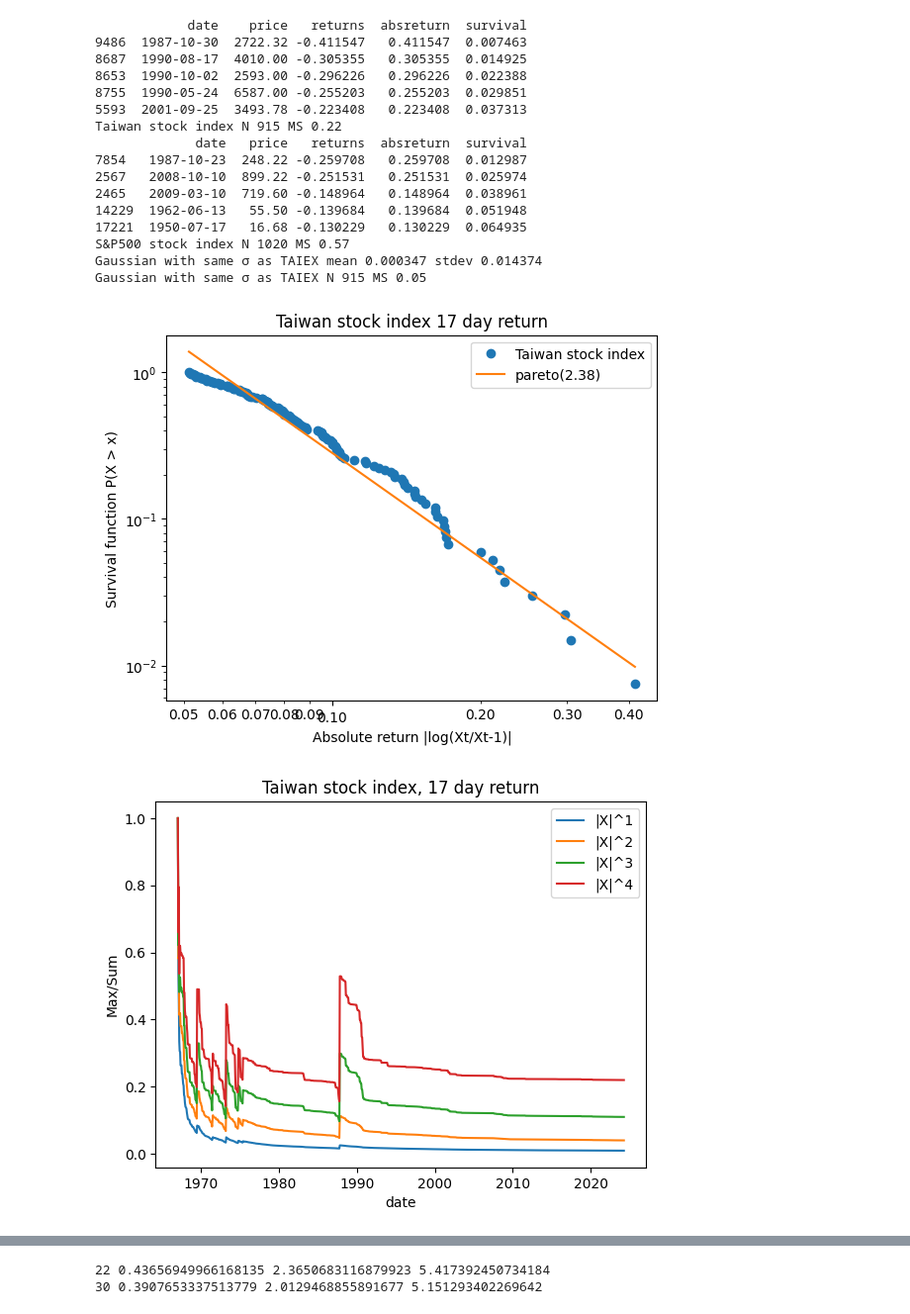
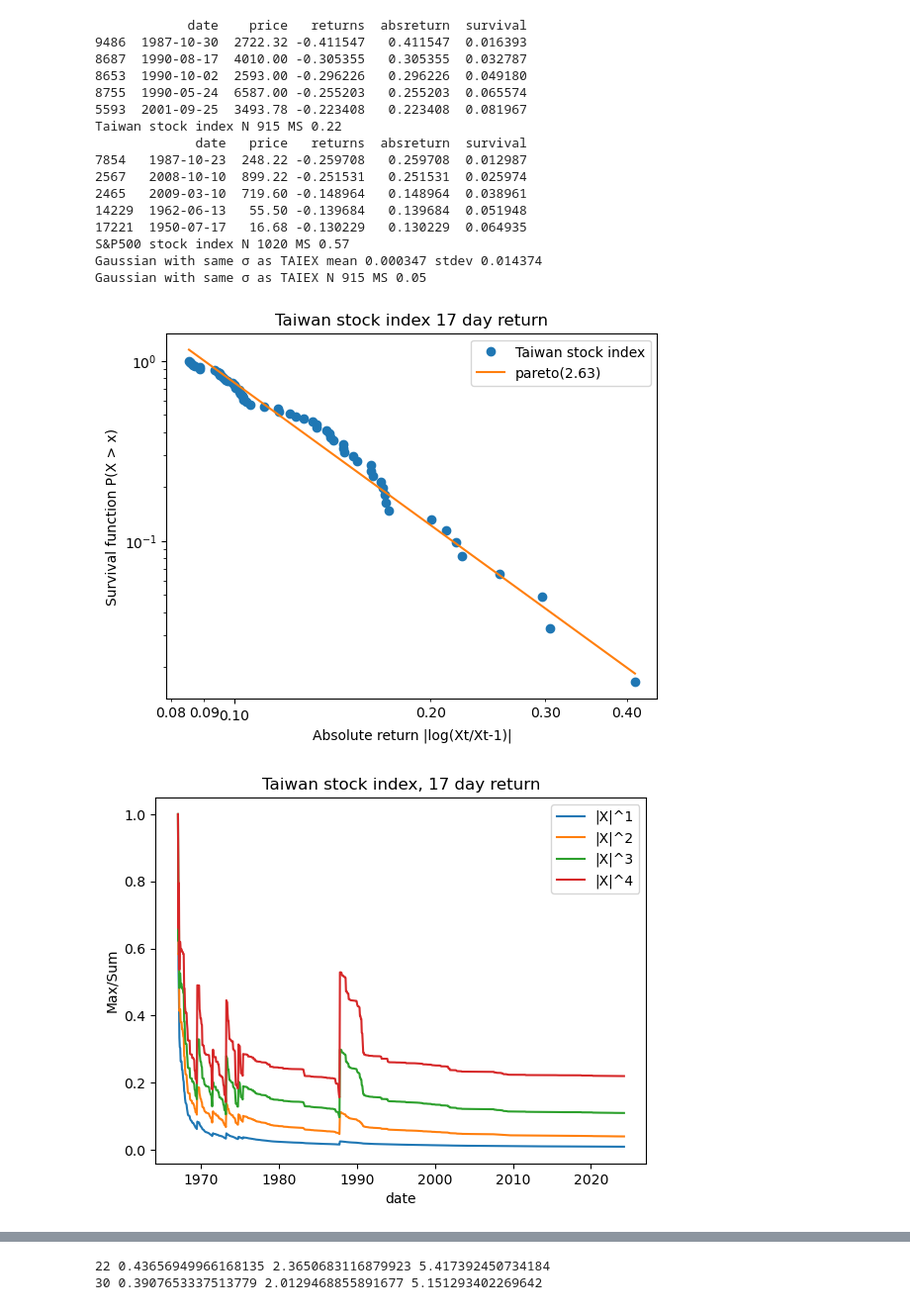
Before and after one commit to fumin/fumin.github.io, a Jupyter notebook: notes/statistics/taiex.ipynb, the cells around one changed output, grey strips where cells are left out. Shown at 99% size. Drawn from its saved outputs; the diff is of its cells as text; code cells hidden in the pictures.

```diff
--- a/notes/statistics/taiex.ipynb
+++ b/notes/statistics/taiex.ipynb
@@ -170,38 +170,38 @@ def ms_taiex_gaussian(lag):
     df["absreturn"] = df.returns.apply(lambda x: np.abs(x))
     plotMS(analysis, df)
 
 
 analysisLag = 17
 for lag in [analysisLag]:
-    for tailCutoff in [0.003]:
+    for tailCutoff in [0.005]:
         analysis = Analysis()
         analysis.name = "Taiwan stock index"
         analysis.fpath = "taiex.csv"
         analysis.lag = lag
         analysis.tailCutoff = tailCutoff
         analyze(analysis)
 
         analysis.name = "S&P500 stock index"
         analysis.fpath = "sp500.csv"
         analysis.tailCutoff = 0.003
         analyze(analysis)
 ms_taiex_gaussian(analysisLag)
 # %% [output]
             date    price   returns  absreturn  survival
-9486  1987-10-30  2722.32 -0.411547   0.411547  0.007463
-8687  1990-08-17  4010.00 -0.305355   0.305355  0.014925
-8653  1990-10-02  2593.00 -0.296226   0.296226  0.022388
-8755  1990-05-24  6587.00 -0.255203   0.255203  0.029851
-5593  2001-09-25  3493.78 -0.223408   0.223408  0.037313
+9486  1987-10-30  2722.32 -0.411547   0.411547  0.016393
+8687  1990-08-17  4010.00 -0.305355   0.305355  0.032787
+8653  1990-10-02  2593.00 -0.296226   0.296226  0.049180
+8755  1990-05-24  6587.00 -0.255203   0.255203  0.065574
+5593  2001-09-25  3493.78 -0.223408   0.223408  0.081967
 Taiwan stock index N 915 MS 0.22
              date   price   returns  absreturn  survival
 7854   1987-10-23  248.22 -0.259708   0.259708  0.012987
 2567   2008-10-10  899.22 -0.251531   0.251531  0.025974
 2465   2009-03-10  719.60 -0.148964   0.148964  0.038961
 14229  1962-06-13   55.50 -0.139684   0.139684  0.051948
 17221  1950-07-17   16.68 -0.130229   0.130229  0.064935
 S&P500 stock index N 1020 MS 0.57
 Gaussian with same σ as TAIEX mean 0.000347 stdev 0.014374
 Gaussian with same σ as TAIEX N 915 MS 0.05
-[figure, old version]
+[figure, new version]
-[figure, old version]
+[figure, new version]
```
Also changed, not shown: parts of 5 cells of this notebook, 18 other files.
